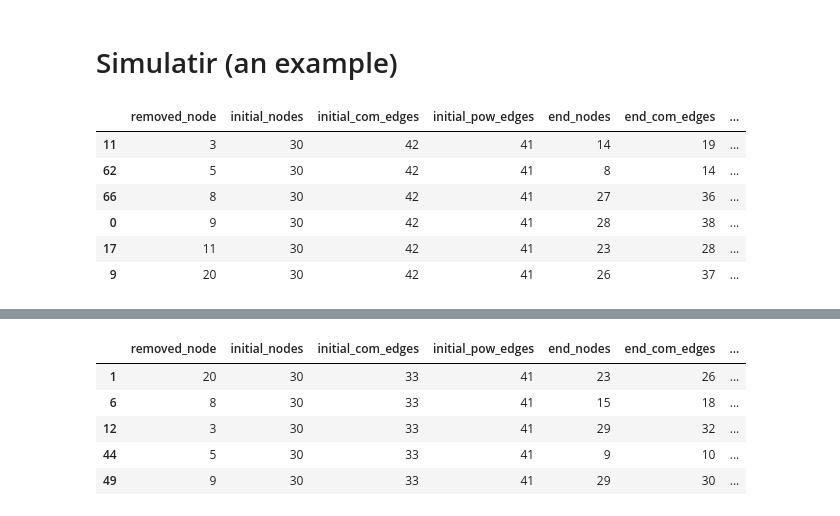
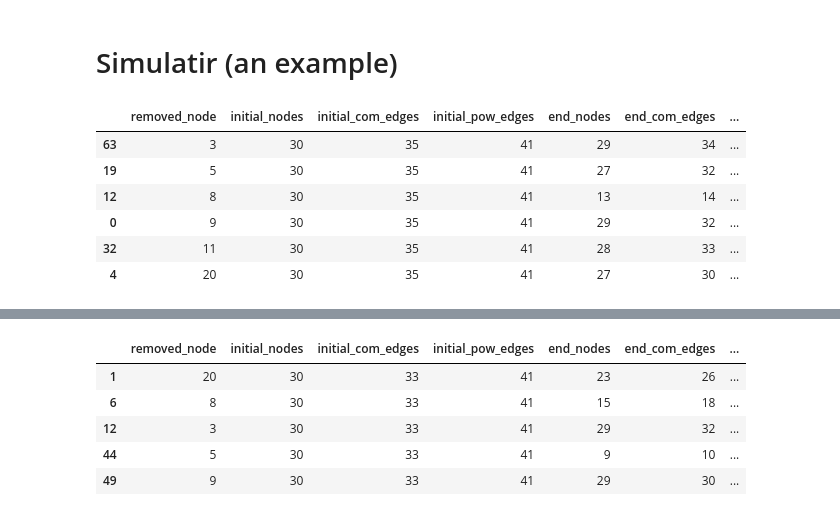
Before and after one commit to RedBatProject/Thesis---a-two-layer-power-network, a Jupyter notebook: Introduction_To_Create_Simulator.ipynb, the cells around one changed output, grey strips where cells are left out. Saved outputs shown, nothing was run; the diff lists cells and outputs as text; code cells hidden in the pictures.

```diff
--- a/Introduction_To_Create_Simulator.ipynb
+++ b/Introduction_To_Create_Simulator.ipynb
@@ -261,8 +553,8 @@ class Two_layerd_Network(object):
         # self.panda = panda
         self.Net = Net
         self.seed = 1537
-        self.alpha = 0.19
-        self.beta = 0.30
+        self.alpha = 0.6
+        self.beta = 0.25
         self.gamma = 1-(self.alpha + self.beta)
 
         self.create_pow_network()
@@ -493,39 +785,39 @@ if __name__ == "__main__":
         # removed_node.append(Two.pandsa()[0])
         # initiam_nodes.append(Two.pandsa()[1])
         # initiam_com_edges.append(Two.pandsa()[2])
         # initiam_pow_edges.append(Two.pandsa()[3])
         # end_nodes.append(Two.pandsa()[4])
         # end_com_edges.append(Two.pandsa()[5])
         # end_pow_edges.append(Two.pandsa()[6])
         ######################################
         removed_node.append(Two.pandsa()[0])
         initiam_nodes.append(len(Two.pandsa()[1]))
         initiam_com_edges.append(len(Two.pandsa()[2]))
         initiam_pow_edges.append(len(Two.pandsa()[3]))
         end_nodes.append(len(Two.pandsa()[4]))
         end_com_edges.append(len(Two.pandsa()[5]))
         end_pow_edges.append(len(Two.pandsa()[6]))
     pandas['removed_node']=removed_node
     pandas['initial_nodes']=initiam_nodes
     pandas['initial_com_edges']=initiam_com_edges
     pandas['initial_pow_edges']=initiam_pow_edges
     pandas['end_nodes']=end_nodes
     pandas['end_com_edges']=end_com_edges
     pandas['end_pow_edges']=end_pow_edges
 pandas
 pandas6 = pandas
 pandas6.drop_duplicates(subset=None, keep='first', inplace=True)
 options = [3,8,5,11,9,20]
 pandas6 = pandas6.loc[pandas6['removed_node'].isin(options)]
 pandas6.sort_values('removed_node')
 # %% [output]
 |  | removed_node | initial_nodes | initial_com_edges | initial_pow_edges | end_nodes | end_com_edges | ... |
-| 11 | 3 | 30 | 42 | 41 | 14 | 19 | ... |
-| 62 | 5 | 30 | 42 | 41 | 8 | 14 | ... |
-| 66 | 8 | 30 | 42 | 41 | 27 | 36 | ... |
-| 0 | 9 | 30 | 42 | 41 | 28 | 38 | ... |
-| 17 | 11 | 30 | 42 | 41 | 23 | 28 | ... |
-| 9 | 20 | 30 | 42 | 41 | 26 | 37 | ... |
+| 63 | 3 | 30 | 35 | 41 | 29 | 34 | ... |
+| 19 | 5 | 30 | 35 | 41 | 27 | 32 | ... |
+| 12 | 8 | 30 | 35 | 41 | 13 | 14 | ... |
+| 0 | 9 | 30 | 35 | 41 | 29 | 32 | ... |
+| 32 | 11 | 30 | 35 | 41 | 28 | 33 | ... |
+| 4 | 20 | 30 | 35 | 41 | 27 | 30 | ... |
 # %%
 pandas6 = pandas
 pandas6.drop_duplicates(subset=None, keep='first', inplace=True)
```
Also changed, not shown: parts of 3 cells of this notebook.
